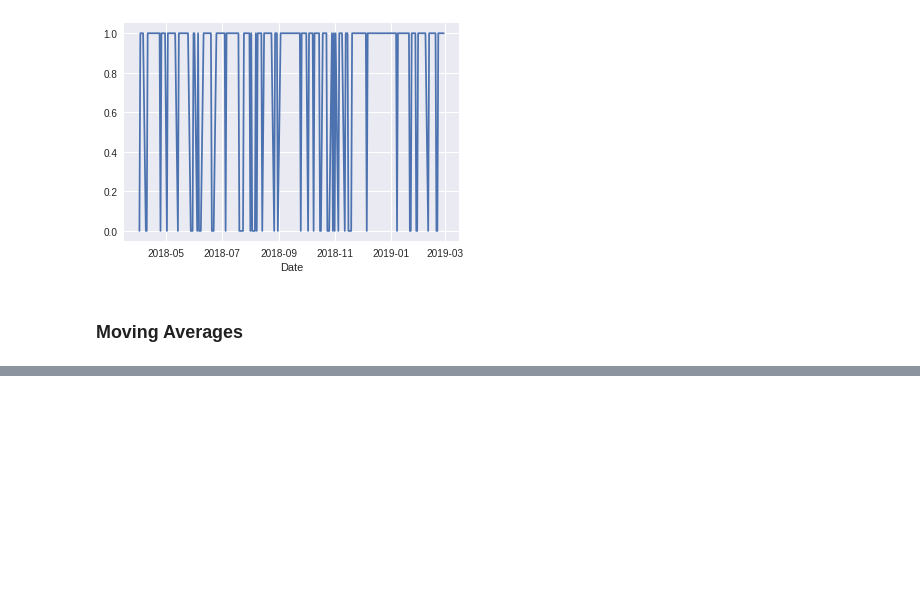
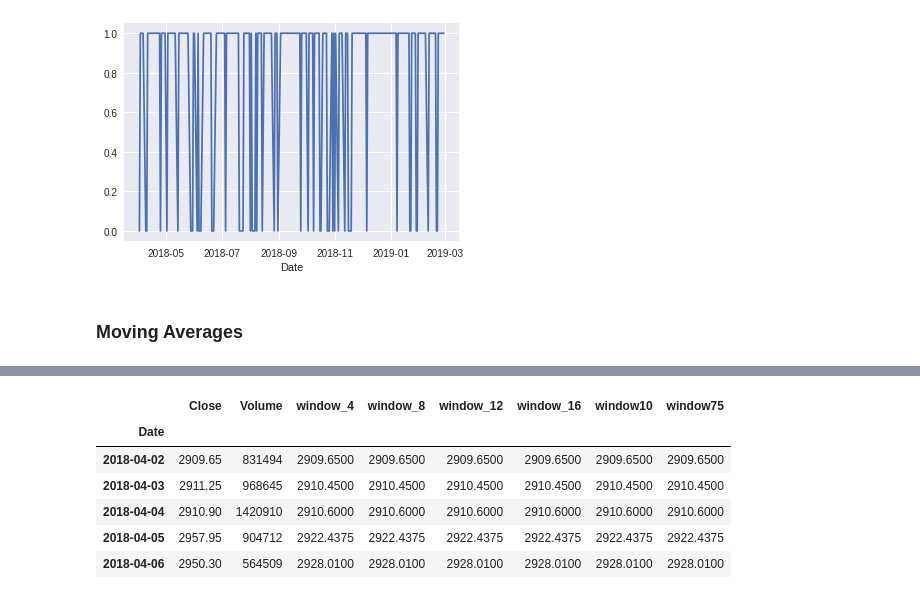
Before and after one commit to n-goyal/python-test, a Jupyter notebook: Stock_Market_Analysis.ipynb, the cells around one changed output, grey strips where cells are left out. Saved outputs shown, nothing was run; the diff lists cells and outputs as text; code cells hidden in the pictures; blank space fills up the shorter version.

```diff
--- a/Stock_Market_Analysis.ipynb
+++ b/Stock_Market_Analysis.ipynb
@@ -139,2 +205,14 @@ tcs['window75'] = tcs['Close'].rolling(window=75, center=False).mean()
+# %%
+tcs.head()
+#As we can see that out of a year(almost) the stock market was working only for 229 days.
+#this incorporates a discrepancy in rolling window because the holidays have not considered.
+# %% [output]
+|  | Close | Volume | window_4 | window_8 | window_12 | window_16 | window10 | window75 |
+| Date |  |  |  |  |  |  |  |  |
+| 2018-04-02 | 2909.65 | 831494 | 2909.6500 | 2909.6500 | 2909.6500 | 2909.6500 | 2909.6500 | 2909.6500 |
+| 2018-04-03 | 2911.25 | 968645 | 2910.4500 | 2910.4500 | 2910.4500 | 2910.4500 | 2910.4500 | 2910.4500 |
+| 2018-04-04 | 2910.90 | 1420910 | 2910.6000 | 2910.6000 | 2910.6000 | 2910.6000 | 2910.6000 | 2910.6000 |
+| 2018-04-05 | 2957.95 | 904712 | 2922.4375 | 2922.4375 | 2922.4375 | 2922.4375 | 2922.4375 | 2922.4375 |
+| 2018-04-06 | 2950.30 | 564509 | 2928.0100 | 2928.0100 | 2928.0100 | 2928.0100 | 2928.0100 | 2928.0100 |
 # %%
 tcs['window10'].plot()
```
Also changed, not shown: parts of 35 cells of this notebook.
